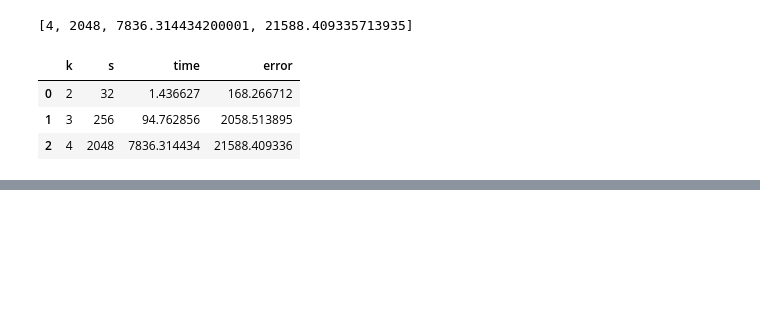
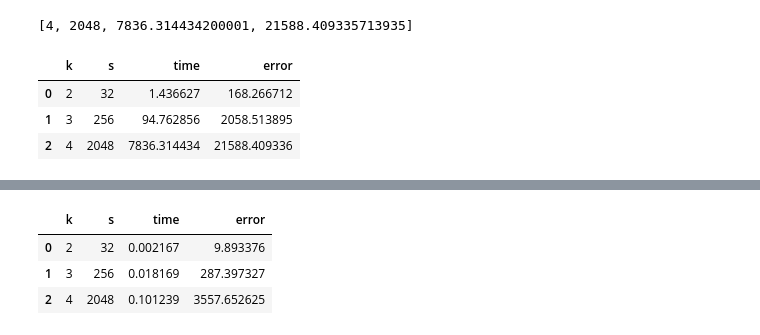
Before and after one commit to puszekjuliuszek/macierzowe, a Jupyter notebook: zestaw5/set5.ipynb, the cells around one changed output, grey strips where cells are left out. Drawn from its saved outputs; the diff is of its cells as text; code cells hidden in the pictures; blank space fills up the shorter version.

```diff
--- a/zestaw5/set5.ipynb
+++ b/zestaw5/set5.ipynb
@@ -56,3 +93,10 @@ df
+# %%
+df_vect
+# %% [output]
+|  | k | s | time | error |
+| 0 | 2 | 32 | 0.002167 | 9.893376 |
+| 1 | 3 | 256 | 0.018169 | 287.397327 |
+| 2 | 4 | 2048 | 0.101239 | 3557.652625 |
 # %%
 from math import sqrt
 from scipy.optimize import curve_fit
```
Also changed, not shown: parts of 5 cells of this notebook, 6 other files.
